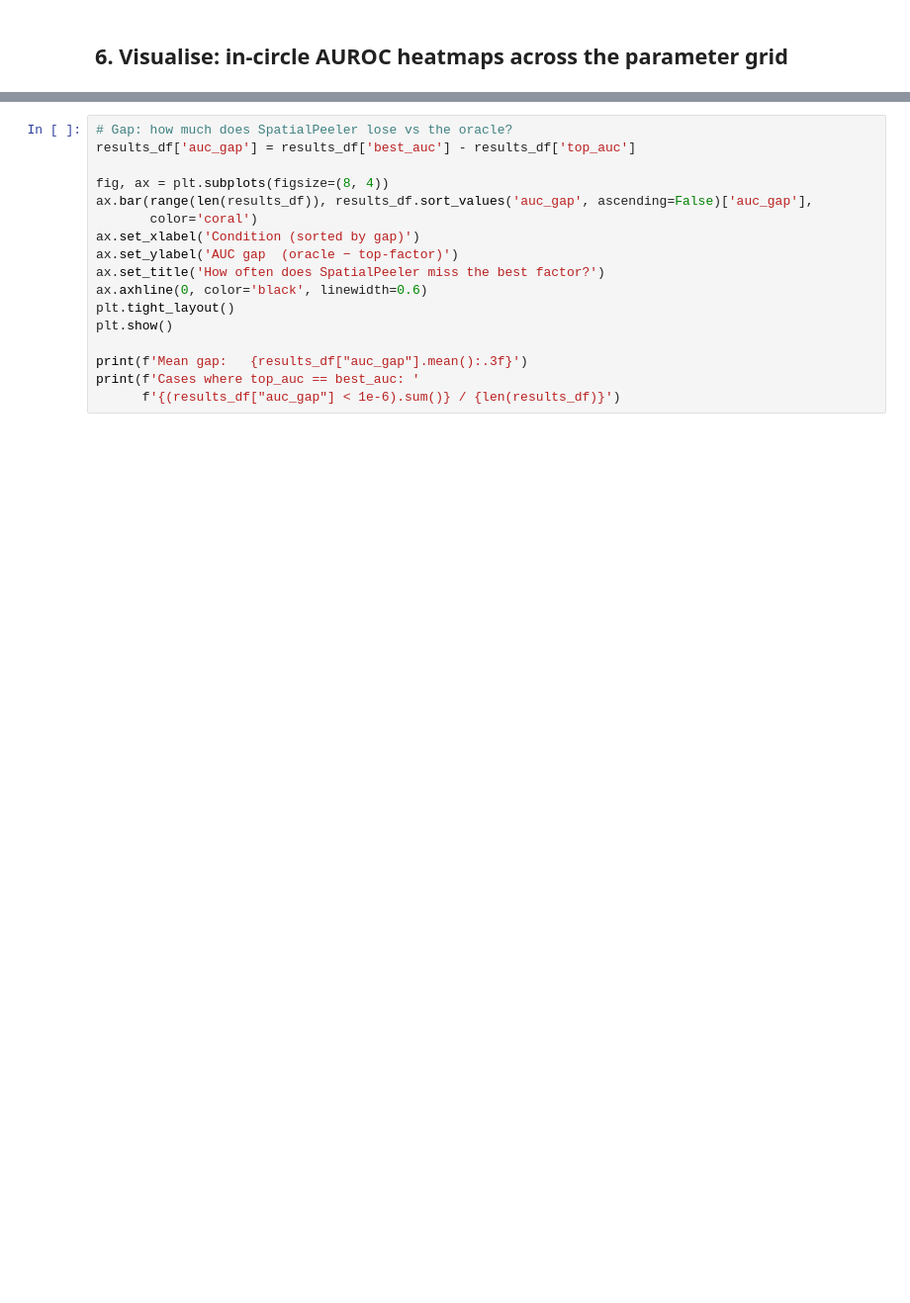
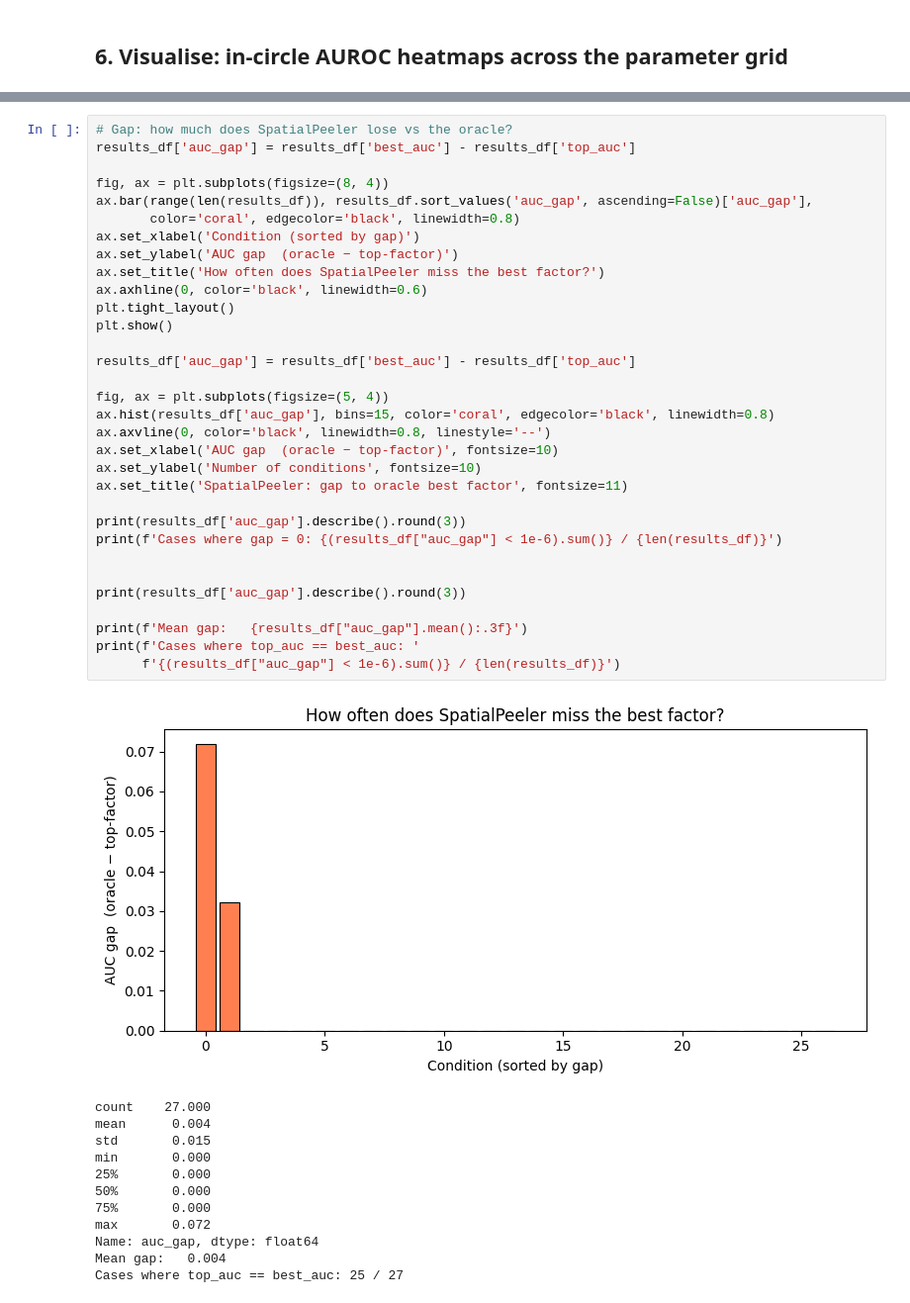
Before and after one commit to delipouya/SpatialPeeler, a Jupyter notebook: benchmark/code/B.6.benchmark_eval_grid.ipynb, the cells around one changed output, grey strips where cells are left out. Shown at 99% size. Saved outputs shown, nothing was run; the diff lists cells and outputs as text; blank space fills up the shorter version.

```diff
--- a/benchmark/code/B.6.benchmark_eval_grid.ipynb
+++ b/benchmark/code/B.6.benchmark_eval_grid.ipynb
@@ -295,17 +371,45 @@ plt.show()
 # %%
 # Gap: how much does SpatialPeeler lose vs the oracle?
 results_df['auc_gap'] = results_df['best_auc'] - results_df['top_auc']
 
 fig, ax = plt.subplots(figsize=(8, 4))
 ax.bar(range(len(results_df)), results_df.sort_values('auc_gap', ascending=False)['auc_gap'],
-       color='coral')
+       color='coral', edgecolor='black', linewidth=0.8)
 ax.set_xlabel('Condition (sorted by gap)')
 ax.set_ylabel('AUC gap  (oracle − top-factor)')
 ax.set_title('How often does SpatialPeeler miss the best factor?')
 ax.axhline(0, color='black', linewidth=0.6)
 plt.tight_layout()
 plt.show()
 
+results_df['auc_gap'] = results_df['best_auc'] - results_df['top_auc']
+
+fig, ax = plt.subplots(figsize=(5, 4))
+ax.hist(results_df['auc_gap'], bins=15, color='coral', edgecolor='black', linewidth=0.8)
+ax.axvline(0, color='black', linewidth=0.8, linestyle='--')
+ax.set_xlabel('AUC gap  (oracle − top-factor)', fontsize=10)
+ax.set_ylabel('Number of conditions', fontsize=10)
+ax.set_title('SpatialPeeler: gap to oracle best factor', fontsize=11)
+
+print(results_df['auc_gap'].describe().round(3))
+print(f'Cases where gap = 0: {(results_df["auc_gap"] < 1e-6).sum()} / {len(results_df)}')
+
+
+print(results_df['auc_gap'].describe().round(3))
+
 print(f'Mean gap:   {results_df["auc_gap"].mean():.3f}')
 print(f'Cases where top_auc == best_auc: '
       f'{(results_df["auc_gap"] < 1e-6).sum()} / {len(results_df)}')
+# %% [output]
+[figure, added]
+count    27.000
+mean      0.004
+std       0.015
+min       0.000
+25%       0.000
+50%       0.000
+75%       0.000
+max       0.072
+Name: auc_gap, dtype: float64
+Mean gap:   0.004
+Cases where top_auc == best_auc: 25 / 27
```
Also changed, not shown: parts of 14 cells of this notebook.
